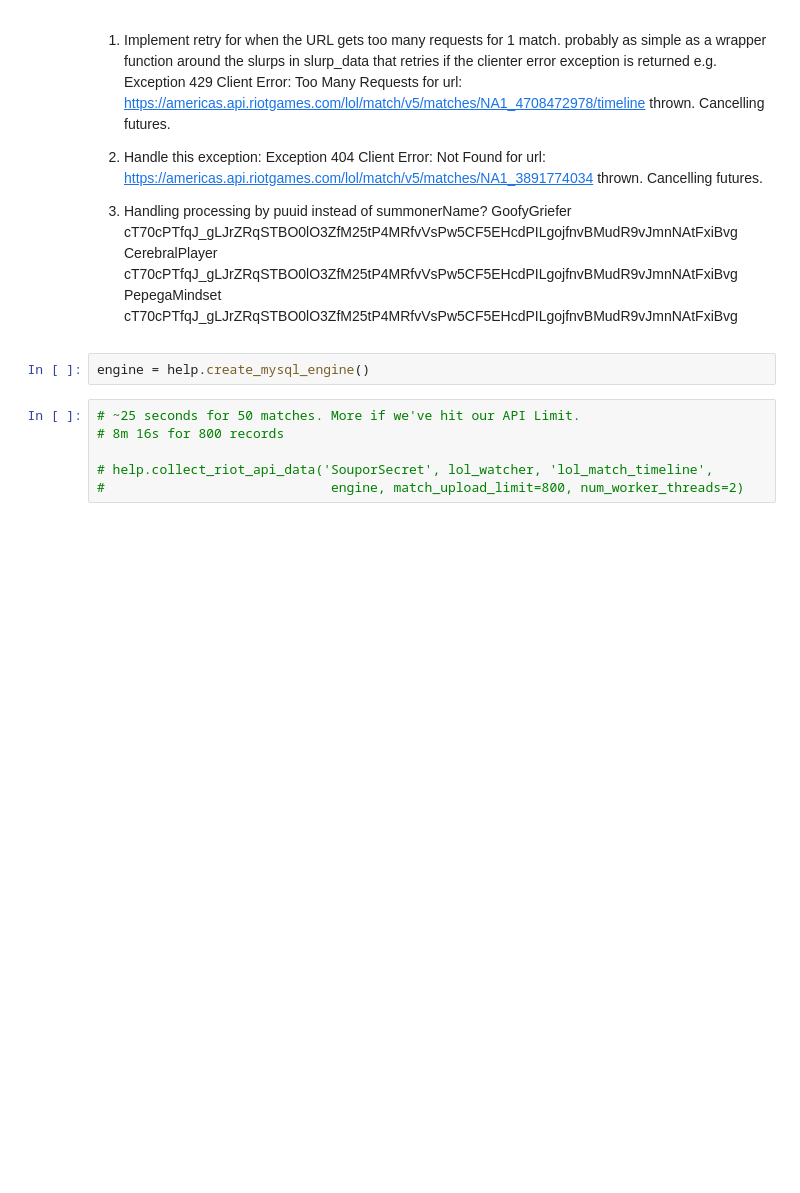
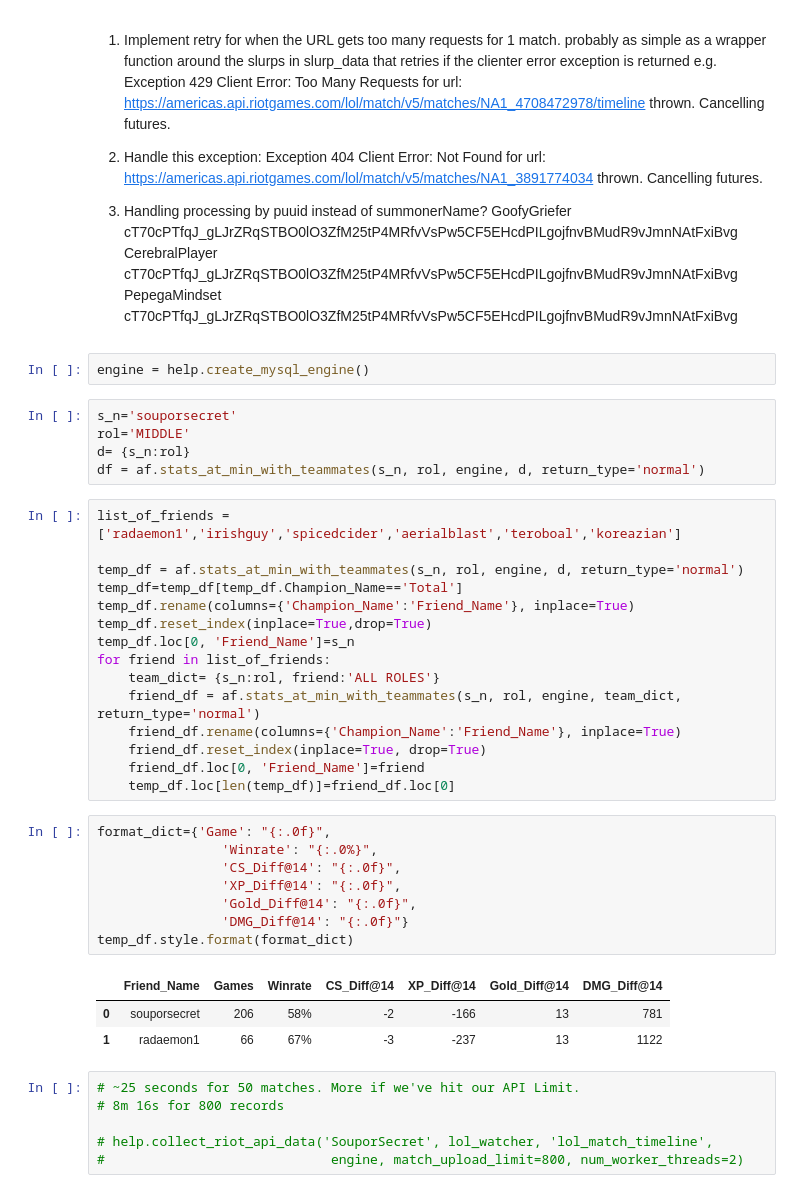
Before and after one commit to michaelmendelsohn/Riot_Api, a Jupyter notebook: v1/working_file.ipynb, the cells around one changed output. Saved outputs shown, nothing was run; the diff lists cells and outputs as text; blank space fills up the shorter version.

Commit message:
friend permutation

```diff
--- a/v1/working_file.ipynb
+++ b/v1/working_file.ipynb
@@ -23,6 +24,38 @@ e.g. Exception 429 Client Error: Too Many Requests for url: https://americas.api
     PepegaMindset	cT70cPTfqJ_gLJrZRqSTBO0lO3ZfM25tP4MRfvVsPw5CF5EHcdPILgojfnvBMudR9vJmnNAtFxiBvg
 # %%
 engine = help.create_mysql_engine()
+# %%
+s_n='souporsecret'
+rol='MIDDLE'
+d= {s_n:rol}
+df = af.stats_at_min_with_teammates(s_n, rol, engine, d, return_type='normal')
+# %%
+list_of_friends = ['radaemon1','irishguy','spicedcider','aerialblast','teroboal','koreazian']
+
+temp_df = af.stats_at_min_with_teammates(s_n, rol, engine, d, return_type='normal')
+temp_df=temp_df[temp_df.Champion_Name=='Total']
+temp_df.rename(columns={'Champion_Name':'Friend_Name'}, inplace=True)
+temp_df.reset_index(inplace=True,drop=True)
+temp_df.loc[0, 'Friend_Name']=s_n
+for friend in list_of_friends:
+    team_dict= {s_n:rol, friend:'ALL ROLES'}
+    friend_df = af.stats_at_min_with_teammates(s_n, rol, engine, team_dict, return_type='normal')
+    friend_df.rename(columns={'Champion_Name':'Friend_Name'}, inplace=True)
+    friend_df.reset_index(inplace=True, drop=True)
+    friend_df.loc[0, 'Friend_Name']=friend
+    temp_df.loc[len(temp_df)]=friend_df.loc[0]
+# %%
+format_dict={'Game': "{:.0f}",
+                'Winrate': "{:.0%}",
+                'CS_Diff@14': "{:.0f}",
+                'XP_Diff@14': "{:.0f}",
+                'Gold_Diff@14': "{:.0f}",
+                'DMG_Diff@14': "{:.0f}"}
+temp_df.style.format(format_dict)
+# %% [output]
+|  | Friend_Name | Games | Winrate | CS_Diff@14 | XP_Diff@14 | Gold_Diff@14 | DMG_Diff@14 |
+| 0 | souporsecret | 206 | 58% | -2 | -166 | 13 | 781 |
+| 1 | radaemon1 | 66 | 67% | -3 | -237 | 13 | 1122 |
 # %%
 # ~25 seconds for 50 matches. More if we've hit our API Limit.
 # 8m 16s for 800 records
```
Also changed, not shown: parts of 1 cell of this notebook, 2 other files.
